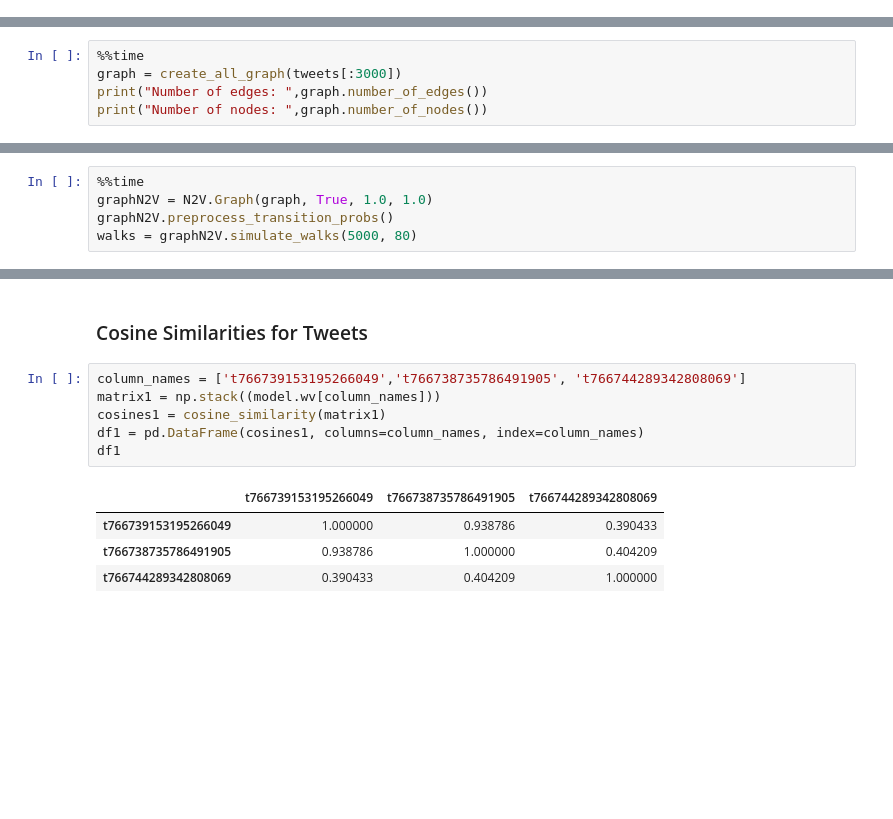
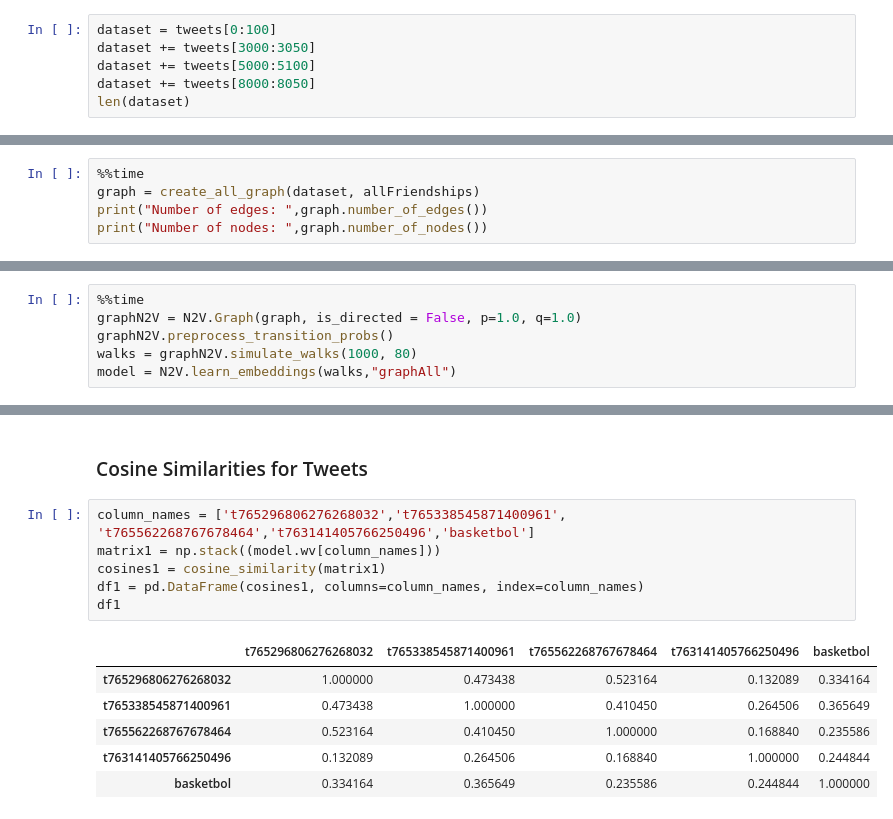
Before and after one commit to GTU-Projects/CSE496_Node2Vec_2018, a Jupyter notebook: src/collectAll.ipynb, the cells around one changed output, grey strips where cells are left out. Drawn from its saved outputs; the diff is of its cells as text; blank space fills up the shorter version.

```diff
--- a/src/collectAll.ipynb
+++ b/src/collectAll.ipynb
@@ -145,2 +241,8 @@ def create_all_graph(tweets):
 
     return G1
+# %%
+dataset = tweets[0:100]
+dataset += tweets[3000:3050]
+dataset += tweets[5000:5100]
+dataset += tweets[8000:8050]
+len(dataset)
@@ -147,6 +251,6 @@ def create_all_graph(tweets):
 # %%
 %%time
-graph = create_all_graph(tweets[:3000])
+graph = create_all_graph(dataset, allFriendships)
 print("Number of edges: ",graph.number_of_edges())
 print("Number of nodes: ",graph.number_of_nodes())
 # %% [output]
@@ -164,7 +278,8 @@ Wall time: 852 ms
 # %%
 %%time
-graphN2V = N2V.Graph(graph, True, 1.0, 1.0)
+graphN2V = N2V.Graph(graph, is_directed = False, p=1.0, q=1.0)
 graphN2V.preprocess_transition_probs()
-walks = graphN2V.simulate_walks(5000, 80)
+walks = graphN2V.simulate_walks(1000, 80)
+model = N2V.learn_embeddings(walks,"graphAll")
 # %% [output]
 Walk iteration:
@@ -235,13 +339,15 @@ df1
 # %% [markdown]
 ### Cosine Similarities for Tweets
 # %%
-column_names = ['t766739153195266049','t766738735786491905', 't766744289342808069']
+column_names = ['t765296806276268032','t765338545871400961', 't765562268767678464','t763141405766250496','basketbol']
 matrix1 = np.stack((model.wv[column_names]))
 cosines1 = cosine_similarity(matrix1)
 df1 = pd.DataFrame(cosines1, columns=column_names, index=column_names)
 df1
 # %% [output]
-|  | t766739153195266049 | t766738735786491905 | t766744289342808069 |
-| t766739153195266049 | 1.000000 | 0.938786 | 0.390433 |
-| t766738735786491905 | 0.938786 | 1.000000 | 0.404209 |
-| t766744289342808069 | 0.390433 | 0.404209 | 1.000000 |
+|  | t765296806276268032 | t765338545871400961 | t765562268767678464 | t763141405766250496 | basketbol |
+| t765296806276268032 | 1.000000 | 0.473438 | 0.523164 | 0.132089 | 0.334164 |
+| t765338545871400961 | 0.473438 | 1.000000 | 0.410450 | 0.264506 | 0.365649 |
+| t765562268767678464 | 0.523164 | 0.410450 | 1.000000 | 0.168840 | 0.235586 |
+| t763141405766250496 | 0.132089 | 0.264506 | 0.168840 | 1.000000 | 0.244844 |
+| basketbol | 0.334164 | 0.365649 | 0.235586 | 0.244844 | 1.000000 |
```
Also changed, not shown: parts of 27 cells of this notebook, 7 other files.
